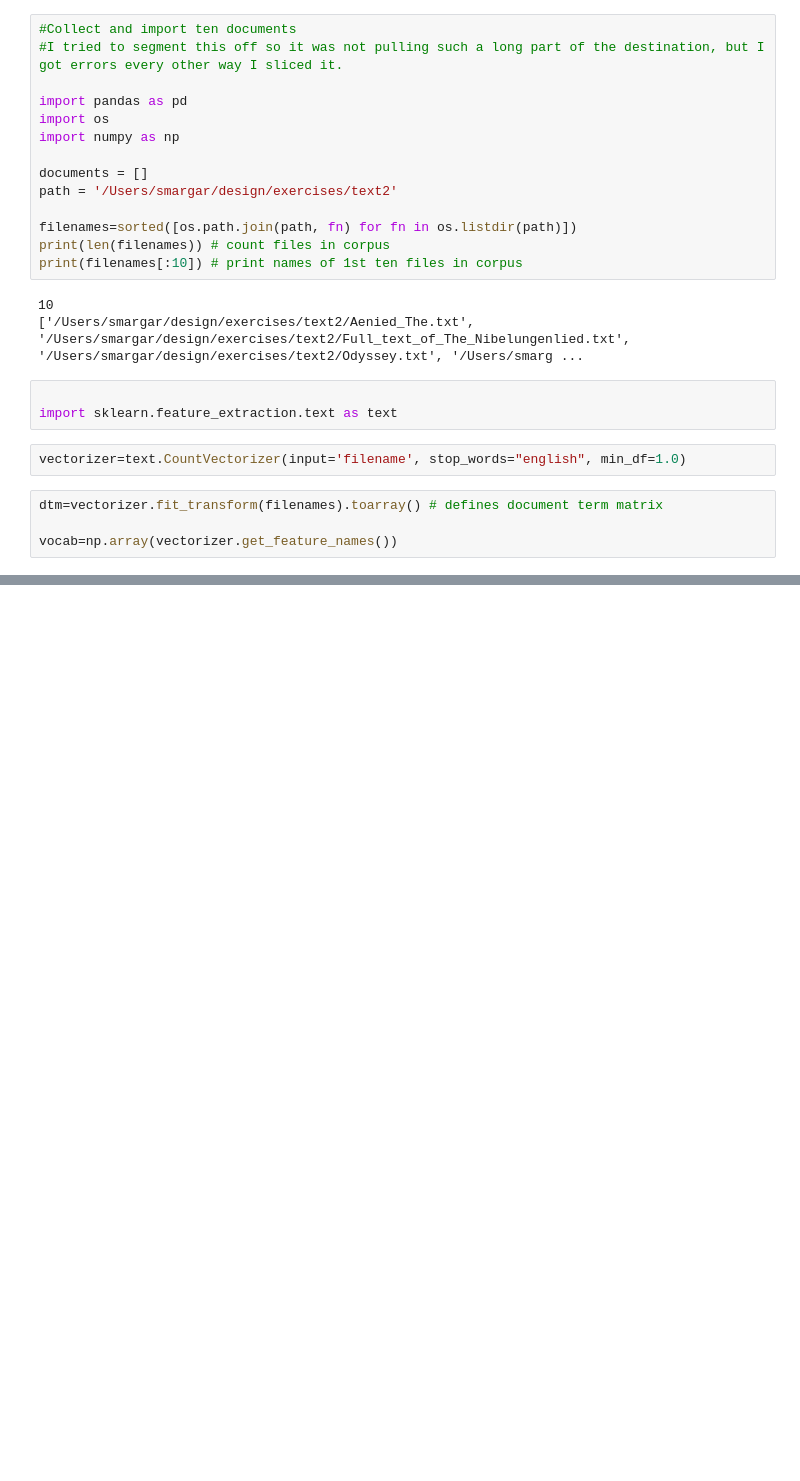
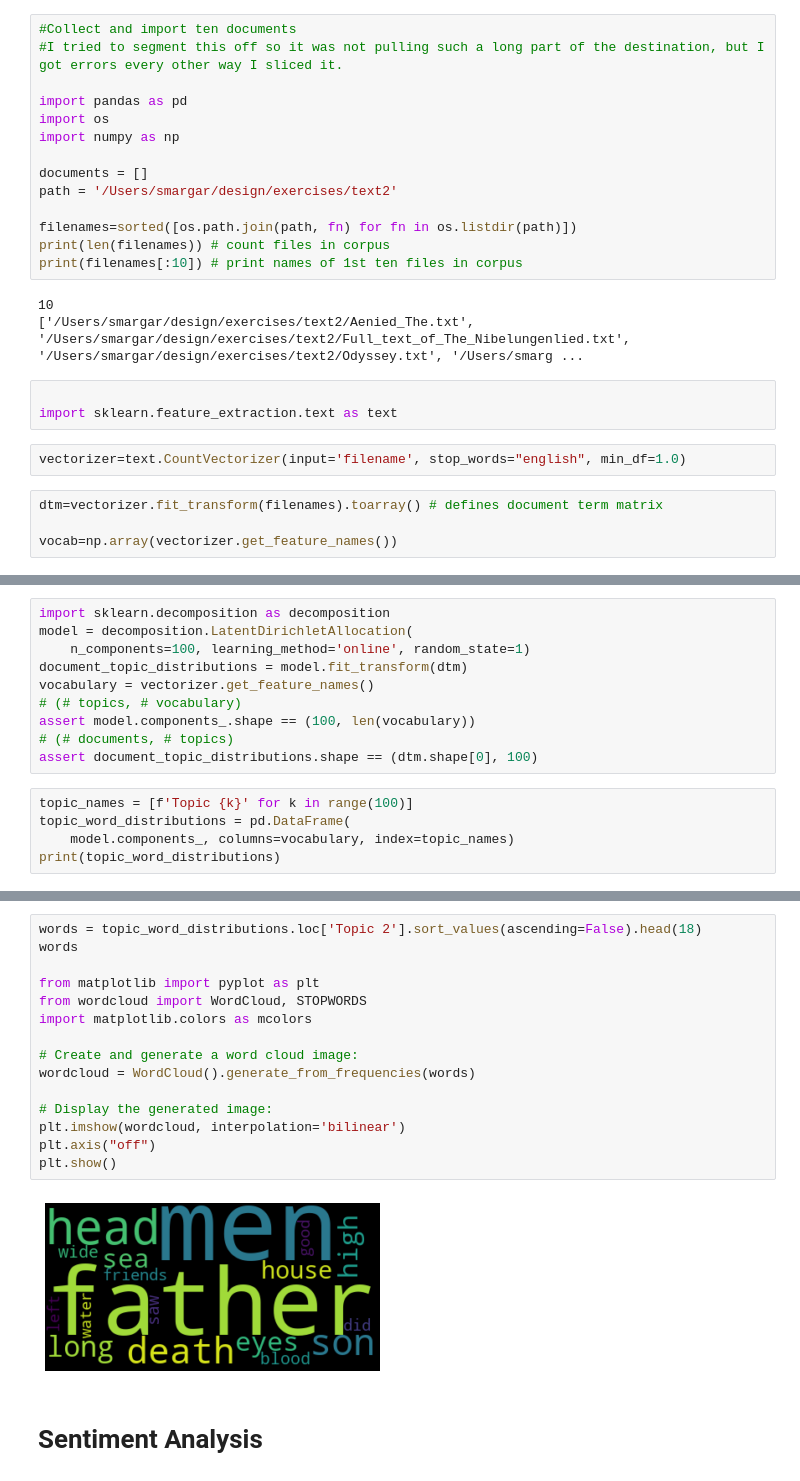
Before and after one commit to smargarink/DesignDev, a Jupyter notebook: exercises/exercise_12.ipynb, the cells around one changed output, grey strips where cells are left out. Drawn from its saved outputs; the diff is of its cells as text; blank space fills up the shorter version.

```diff
--- a/exercises/exercise_12.ipynb
+++ b/exercises/exercise_12.ipynb
@@ -26,0 +43,15 @@ vocab=np.array(vectorizer.get_feature_names())
+# %%
+import sklearn.decomposition as decomposition
+model = decomposition.LatentDirichletAllocation(
+    n_components=100, learning_method='online', random_state=1)
+document_topic_distributions = model.fit_transform(dtm)
+vocabulary = vectorizer.get_feature_names()
+# (# topics, # vocabulary)
+assert model.components_.shape == (100, len(vocabulary))
+# (# documents, # topics)
+assert document_topic_distributions.shape == (dtm.shape[0], 100)
+# %%
+topic_names = [f'Topic {k}' for k in range(100)]
+topic_word_distributions = pd.DataFrame(
+    model.components_, columns=vocabulary, index=topic_names)
+print(topic_word_distributions)
@@ -26,0 +98,19 @@ vocab=np.array(vectorizer.get_feature_names())
+# %%
+words = topic_word_distributions.loc['Topic 2'].sort_values(ascending=False).head(18)
+words
+
+from matplotlib import pyplot as plt
+from wordcloud import WordCloud, STOPWORDS
+import matplotlib.colors as mcolors
+
+# Create and generate a word cloud image:
+wordcloud = WordCloud().generate_from_frequencies(words)
+
+# Display the generated image:
+plt.imshow(wordcloud, interpolation='bilinear')
+plt.axis("off")
+plt.show()
+# %% [output]
+[figure, added]
+# %% [markdown]
+# Sentiment Analysis
```
Also changed, not shown: parts of 11 cells of this notebook, 1 other file.
